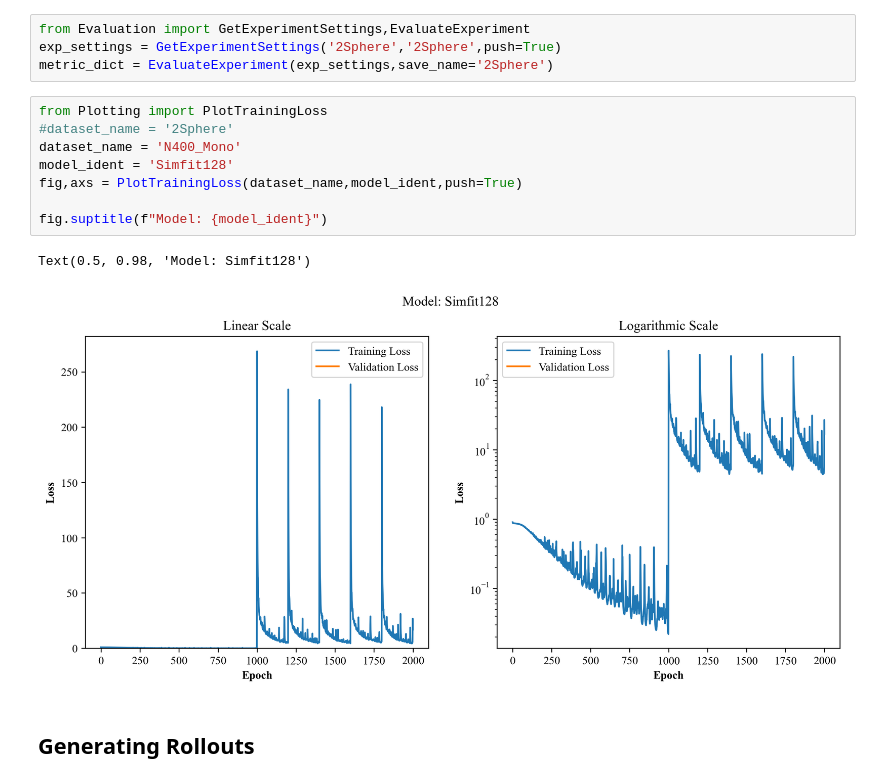
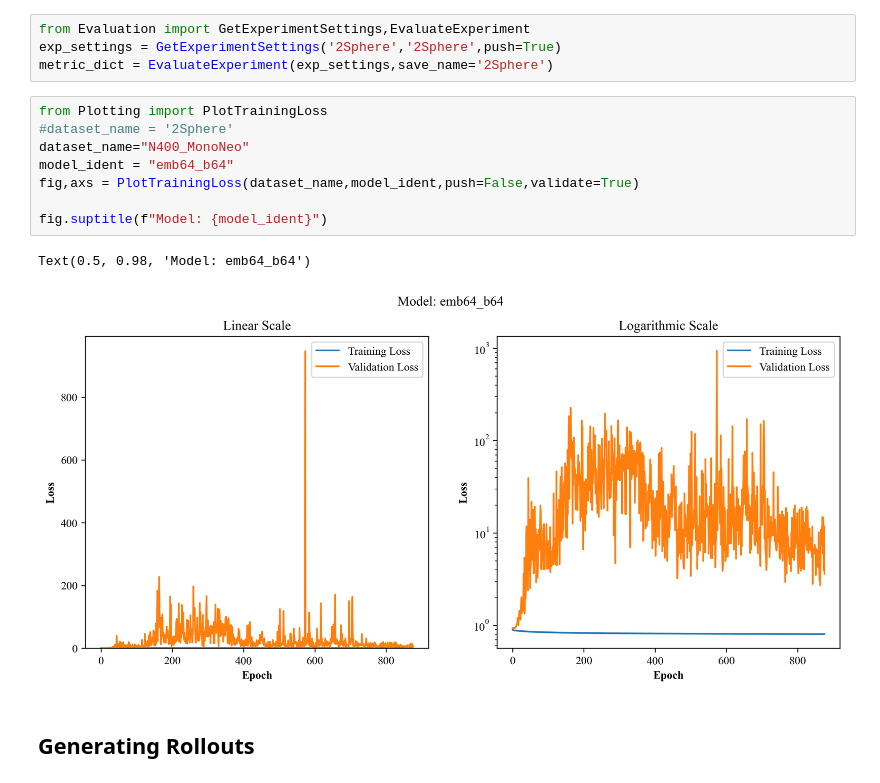
Before and after one commit to MaxGeraedts/DEM-GNN, a Jupyter notebook: Main.ipynb, the cells around one changed output. Cells and saved outputs as stored; diff of their text form.

```diff
--- a/Main.ipynb
+++ b/Main.ipynb
@@ -47,14 +47,14 @@ metric_dict = EvaluateExperiment(exp_settings,save_name='2Sphere')
 # %%
 from Plotting import PlotTrainingLoss
 #dataset_name = '2Sphere'
-dataset_name = 'N400_Mono'
-model_ident = 'Simfit128'
-fig,axs = PlotTrainingLoss(dataset_name,model_ident,push=True)
+dataset_name="N400_MonoNeo"
+model_ident = "emb64_b64"
+fig,axs = PlotTrainingLoss(dataset_name,model_ident,push=False,validate=True)
 
 fig.suptitle(f"Model: {model_ident}")
 # %% [output]
-Text(0.5, 0.98, 'Model: Simfit128')
+Text(0.5, 0.98, 'Model: emb64_b64')
-[figure, old version]
+[figure, new version]
 # %% [markdown]
 ## Generating Rollouts
 # %%
```
Also changed, not shown: parts of 3 cells of this notebook, 3 other files.
